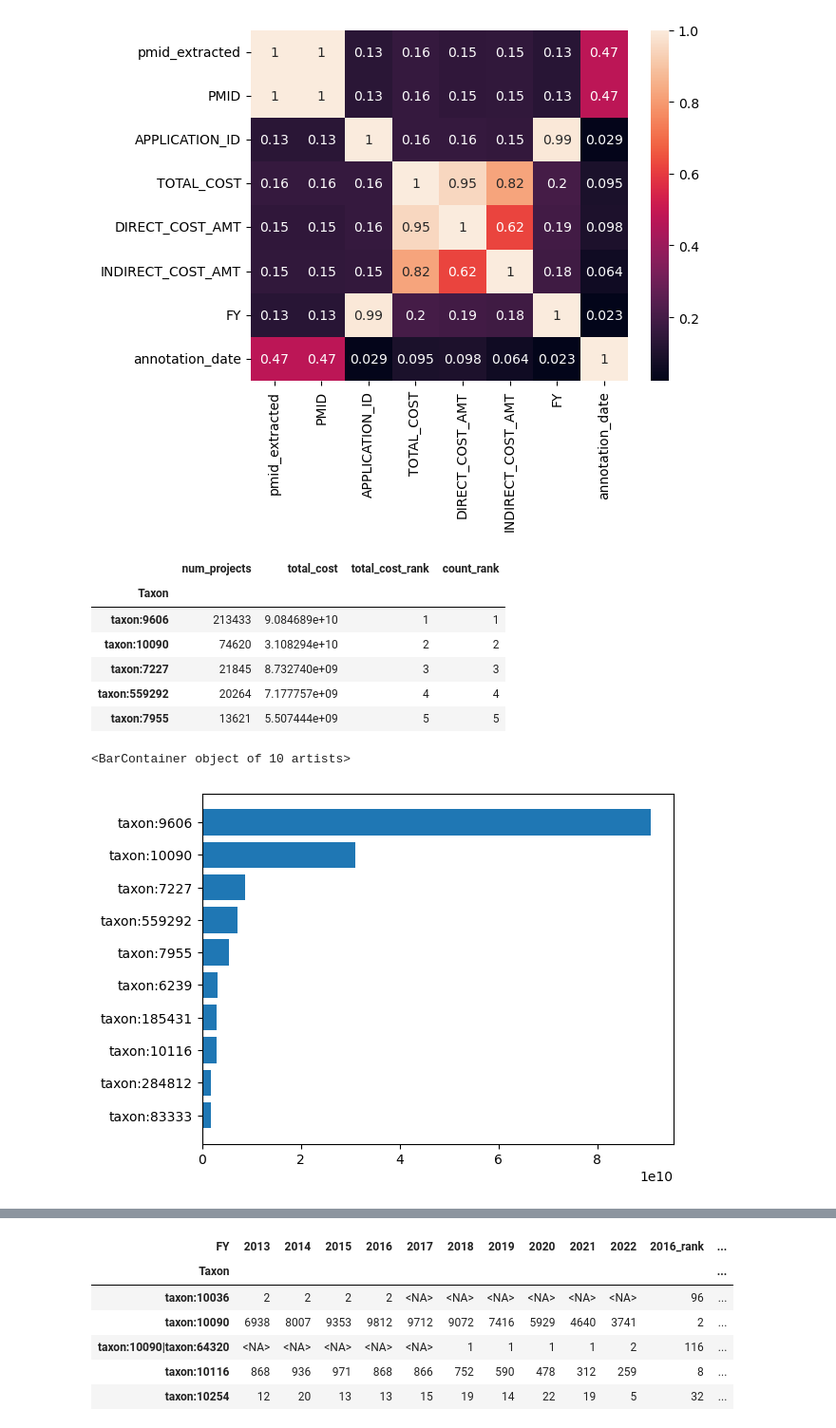
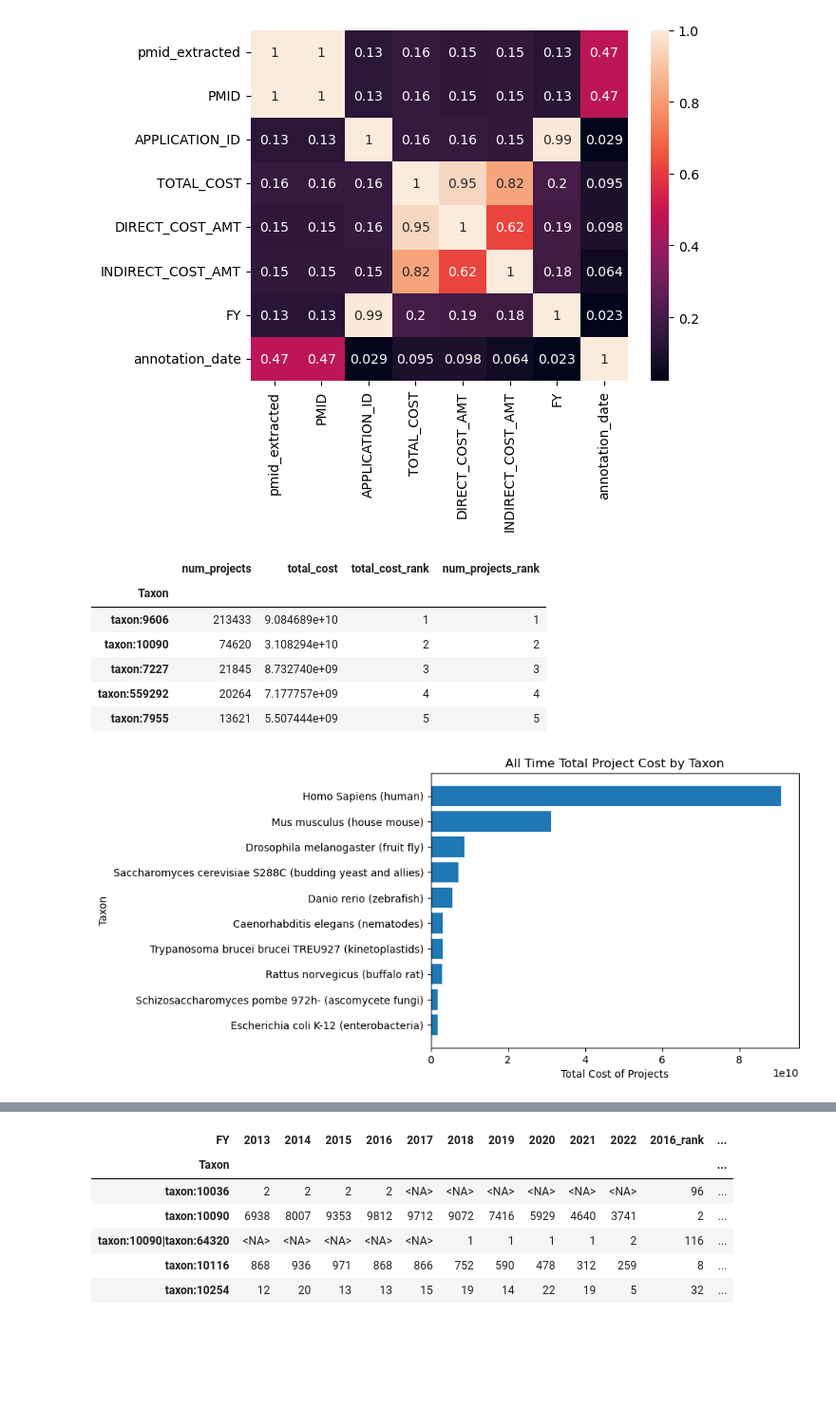
Before and after one commit to Moulica5374/NIH-Funding-Annotation-Analysis-Team-Project, a Jupyter notebook: Data_Analysis.ipynb, the cells around one changed output, grey strips where cells are left out. Shown at 95% size. Cells and saved outputs as stored; diff of their text form; code cells hidden in the pictures; blank space fills up the shorter version.

Commit message:
Latest changes (added numbers to pie chart etc.)

```diff
--- a/Data_Analysis.ipynb
+++ b/Data_Analysis.ipynb
@@ -125,7 +125,7 @@ sns.heatmap(corr_matrix, annot=True)
 # -- PART 3: General Functions
 def add_rank_cols(df, cost_col, num_proj_col):
     df['total_cost_rank'] = df[cost_col].rank(method = 'min', ascending=False).astype(int)
-    df['count_rank'] = df[num_proj_col].rank(method = 'min', ascending=False).astype(int)
+    df['num_projects_rank'] = df[num_proj_col].rank(method = 'min', ascending=False).astype(int)
 
     return df
 
@@ -172,7 +172,7 @@ tot_cost_per_taxon = add_rank_cols(tot_cost_per_taxon, 'total_cost', 'num_projec
 
 tot_cost_per_taxon.head()
 # %% [output]
-|  | num_projects | total_cost | total_cost_rank | count_rank |
+|  | num_projects | total_cost | total_cost_rank | num_projects_rank |
 | Taxon |  |  |  |  |
 | taxon:9606 | 213433 | 9.084689e+10 | 1 | 1 |
 | taxon:10090 | 74620 | 3.108294e+10 | 2 | 2 |
@@ -182,12 +182,32 @@ tot_cost_per_taxon.head()
 # %%
 # get top 10 taxons with the highest total cost
 t10_taxon_cost = get_top_x(tot_cost_per_taxon, 'total_cost_rank', 10, False)
 
+# map to human terminology
+mapping = {
+    'taxon:9606':'Homo Sapiens (human)',
+    'taxon:10090':'Mus musculus (house mouse)',
+    'taxon:7227':'Drosophila melanogaster (fruit fly)',
+    'taxon:559292':'Saccharomyces cerevisiae S288C (budding yeast and allies)',
+    'taxon:7955':'Danio rerio (zebrafish)',
+    'taxon:6239':'Caenorhabditis elegans (nematodes)',
+    'taxon:185431':'Trypanosoma brucei brucei TREU927 (kinetoplastids)',
+    'taxon:10116':'Rattus norvegicus (buffalo rat)',
+    'taxon:284812':'Schizosaccharomyces pombe 972h- (ascomycete fungi)',
+    'taxon:83333':'Escherichia coli K-12 (enterobacteria)',
+    'taxon:3702':'Arabidopsis thaliana (thale cress)'
+}
+
+t10_taxon_cost['Taxon'] = t10_taxon_cost['Taxon'].replace(mapping)
+
 # visualize as a bar plot
 plt.barh(t10_taxon_cost['Taxon'], t10_taxon_cost['total_cost'])
+plt.xlabel('Total Cost of Projects')
+plt.ylabel('Taxon')
+plt.title('All Time Total Project Cost by Taxon')
+plt.show()
 # %% [output]
-<BarContainer object of 10 artists>
-[figure, old version]
+[figure, new version]
 # %%
 # visualize as a pie chart, comparing against ALL others
 t10_taxon_pie = format_for_pie(tot_cost_per_taxon, t10_taxon_cost, 'total_cost', 'Taxon')
```
Also changed, not shown: parts of 8 cells of this notebook.
